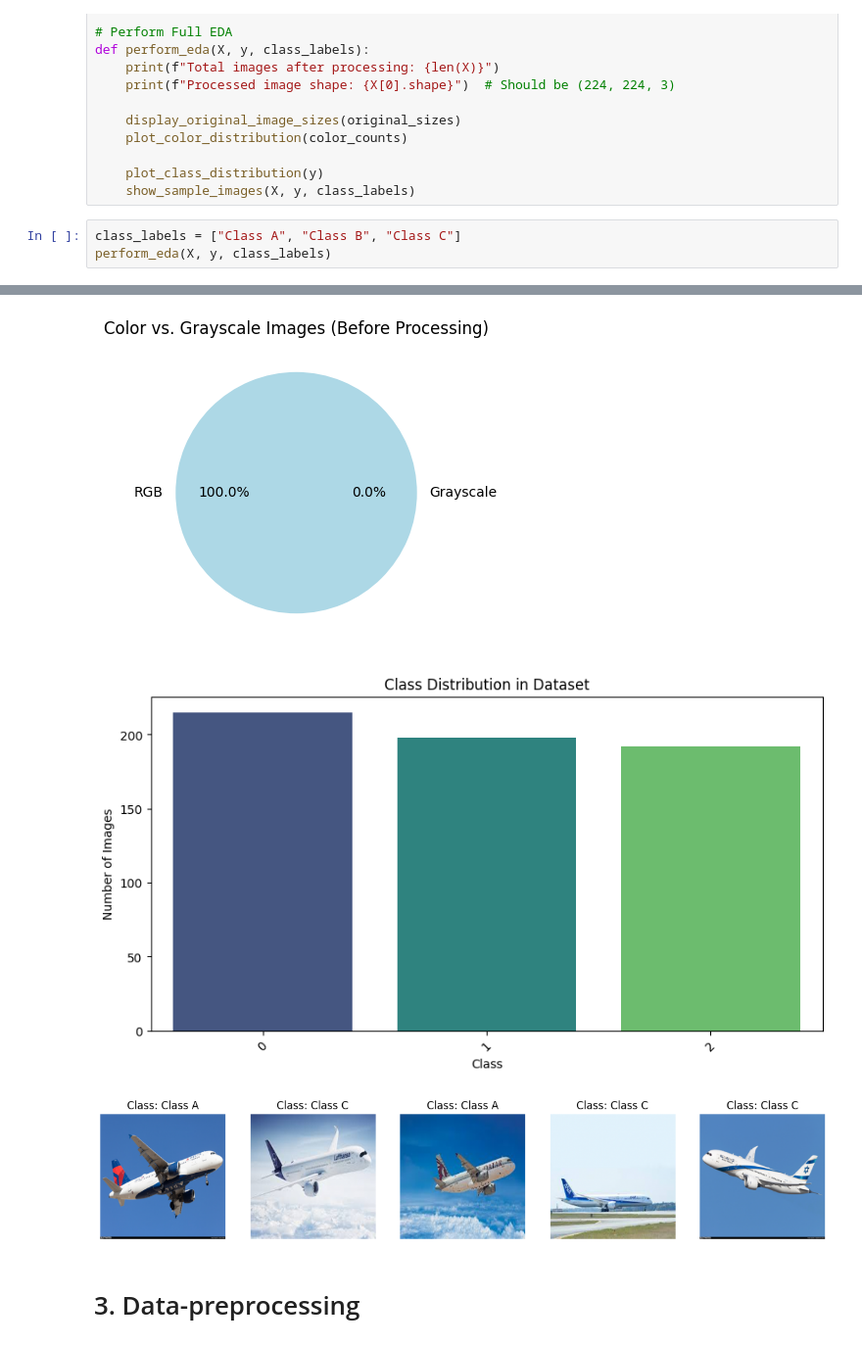
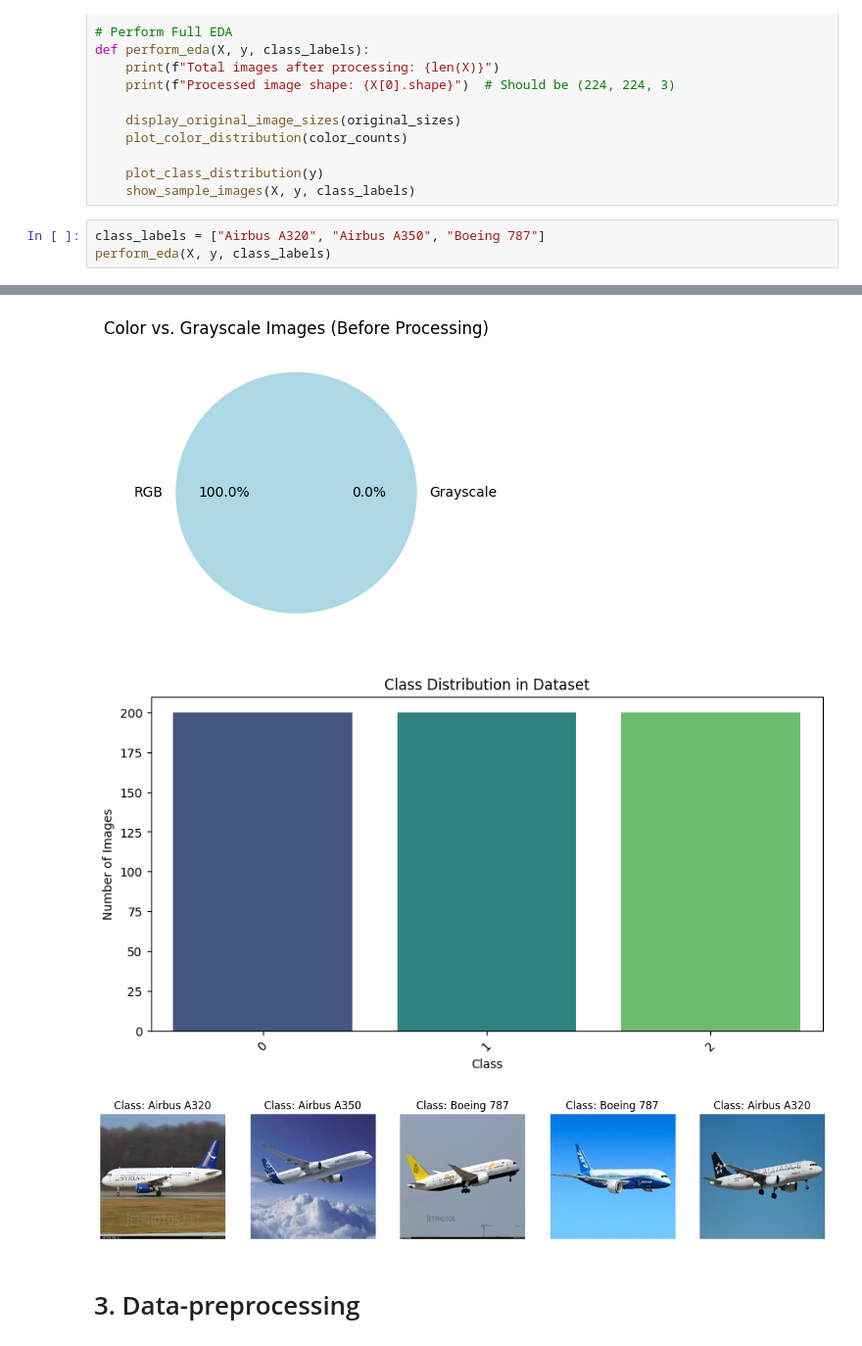
Before and after one commit to prattapong/Commercial-Airplane-Model-Image-Classification, a Jupyter notebook: image_classification.ipynb, the cells around one changed output, grey strips where cells are left out. Shown at 98% size. Cells and saved outputs as stored; diff of their text form.

Commit message:
specify team_name add update images

```diff
--- a/image_classification.ipynb
+++ b/image_classification.ipynb
@@ -161,6 +161,6 @@ def perform_eda(X, y, class_labels):
     plot_class_distribution(y)
     show_sample_images(X, y, class_labels)
 # %%
-class_labels = ["Class A", "Class B", "Class C"]
+class_labels = ["Airbus A320", "Airbus A350", "Boeing 787"]
 perform_eda(X, y, class_labels)
 # %% [output]
@@ -183,6 +183,6 @@ Processed image shape: (224, 224, 3)
 [figure]
-[figure, old version]
+[figure, new version]
-[figure, old version]
+[figure, new version]
 # %% [markdown]
 # 3. Data-preprocessing
 # %%
```
Also changed, not shown: parts of 5 cells of this notebook.
